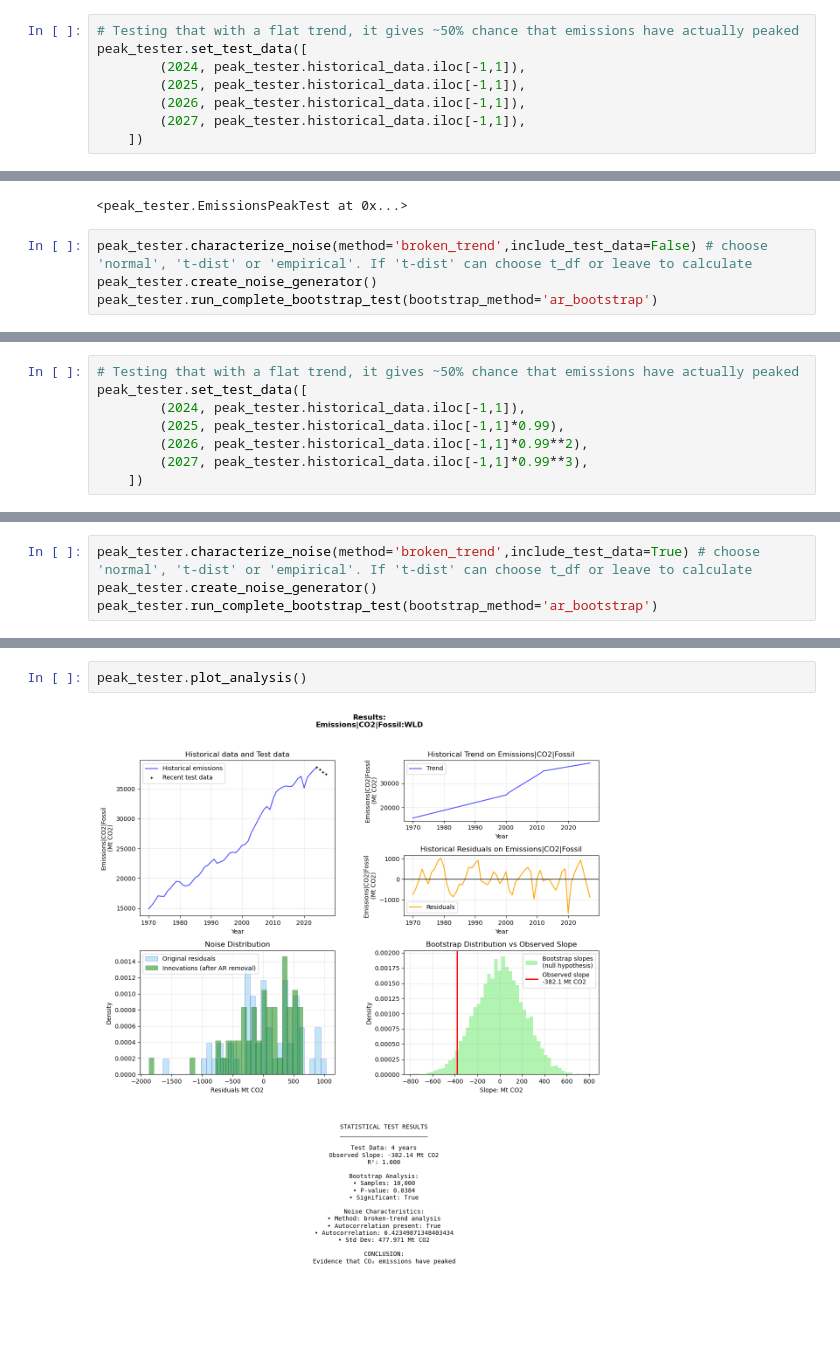
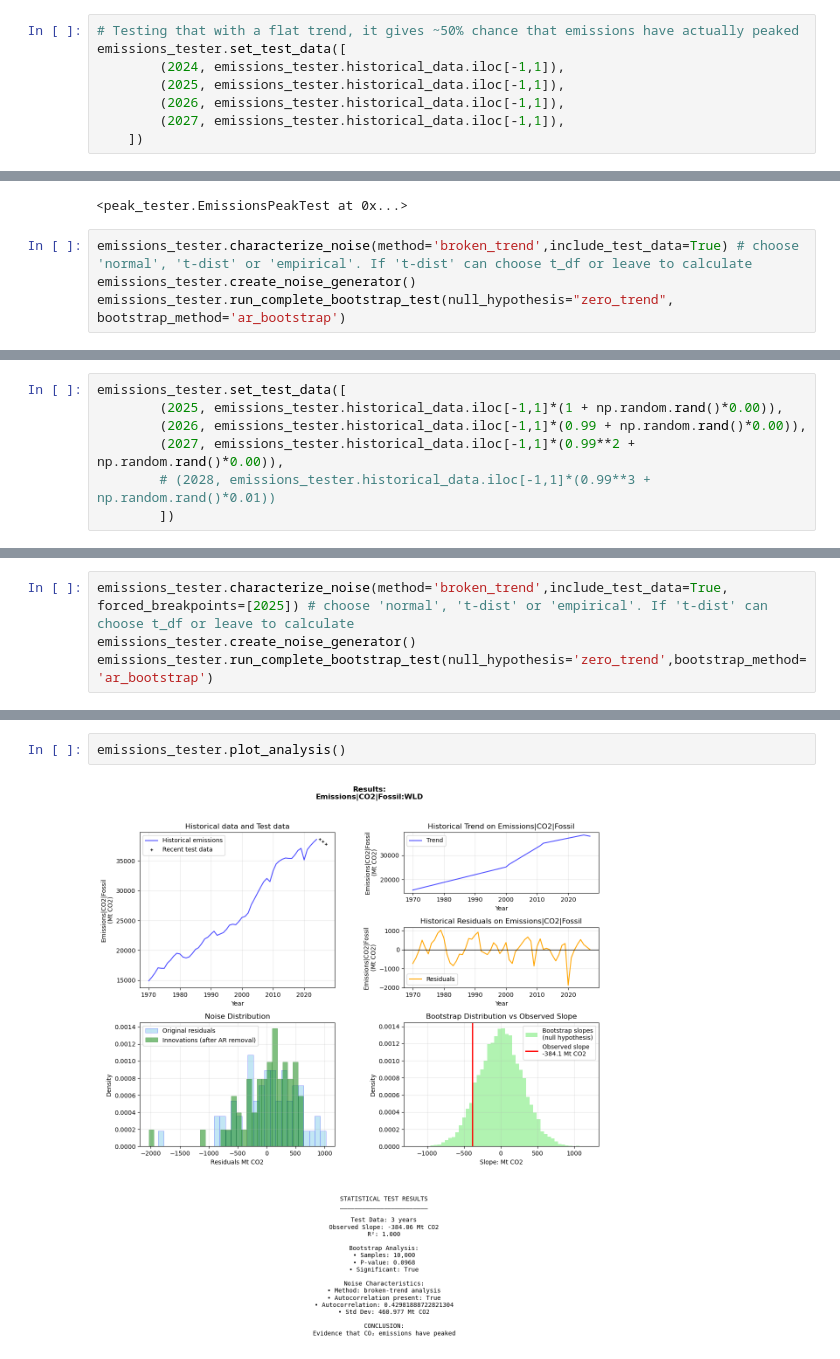
Before and after one commit to nezzag/peaking_test, a Jupyter notebook: notebooks/test_peaker.ipynb, the cells around one changed output, grey strips where cells are left out. Drawn from its saved outputs; the diff is of its cells as text; blank space fills up the shorter version.

```diff
--- a/notebooks/test_peaker.ipynb
+++ b/notebooks/test_peaker.ipynb
@@ -51,18 +51,18 @@ Data points: 55
 - Visualise results
 # %%
 # Testing that with a flat trend, it gives ~50% chance that emissions have actually peaked
-peak_tester.set_test_data([
-        (2024, peak_tester.historical_data.iloc[-1,1]),
-        (2025, peak_tester.historical_data.iloc[-1,1]),
-        (2026, peak_tester.historical_data.iloc[-1,1]),
-        (2027, peak_tester.historical_data.iloc[-1,1]),
+emissions_tester.set_test_data([
+        (2024, emissions_tester.historical_data.iloc[-1,1]),
+        (2025, emissions_tester.historical_data.iloc[-1,1]),
+        (2026, emissions_tester.historical_data.iloc[-1,1]),
+        (2027, emissions_tester.historical_data.iloc[-1,1]),
     ])
 # %% [output]
 Test data set: 2024-2027
 Test slope: 0.00 Mt CO2 (R² = 1.000)
 <peak_tester.EmissionsPeakTest at 0x...>
 # %%
-peak_tester.characterize_noise(method='broken_trend',include_test_data=False) # choose 'normal', 't-dist' or 'empirical'. If 't-dist' can choose t_df or leave to calculate
-peak_tester.create_noise_generator()
-peak_tester.run_complete_bootstrap_test(bootstrap_method='ar_bootstrap')
+emissions_tester.characterize_noise(method='broken_trend',include_test_data=True) # choose 'normal', 't-dist' or 'empirical'. If 't-dist' can choose t_df or leave to calculate
+emissions_tester.create_noise_generator()
+emissions_tester.run_complete_bootstrap_test(null_hypothesis="zero_trend", bootstrap_method='ar_bootstrap')
 # %% [output]
@@ -92,9 +92,8 @@ peak_tester.plot_analysis()
 # %%
-# Testing that with a flat trend, it gives ~50% chance that emissions have actually peaked
-peak_tester.set_test_data([
-        (2024, peak_tester.historical_data.iloc[-1,1]),
-        (2025, peak_tester.historical_data.iloc[-1,1]*0.99),
-        (2026, peak_tester.historical_data.iloc[-1,1]*0.99**2),
-        (2027, peak_tester.historical_data.iloc[-1,1]*0.99**3),
-    ])
+emissions_tester.set_test_data([
+        (2025, emissions_tester.historical_data.iloc[-1,1]*(1 + np.random.rand()*0.00)),
+        (2026, emissions_tester.historical_data.iloc[-1,1]*(0.99 + np.random.rand()*0.00)),
+        (2027, emissions_tester.historical_data.iloc[-1,1]*(0.99**2 + np.random.rand()*0.00)),
+        # (2028, emissions_tester.historical_data.iloc[-1,1]*(0.99**3 + np.random.rand()*0.01))
+        ])
 # %% [output]
@@ -103,8 +102,8 @@ Test slope: -382.14 Mt CO2 (R² = 1.000)
 <peak_tester.EmissionsPeakTest at 0x...>
 # %%
-peak_tester.characterize_noise(method='broken_trend',include_test_data=True) # choose 'normal', 't-dist' or 'empirical'. If 't-dist' can choose t_df or leave to calculate
-peak_tester.create_noise_generator()
-peak_tester.run_complete_bootstrap_test(bootstrap_method='ar_bootstrap')
+emissions_tester.characterize_noise(method='broken_trend',include_test_data=True, forced_breakpoints=[2025]) # choose 'normal', 't-dist' or 'empirical'. If 't-dist' can choose t_df or leave to calculate
+emissions_tester.create_noise_generator()
+emissions_tester.run_complete_bootstrap_test(null_hypothesis='zero_trend',bootstrap_method='ar_bootstrap')
 # %% [output]
 Max breakpoints: 12
 using normal distribution to calculate noise
@@ -128,5 +127,5 @@ Results:
 # %%
-peak_tester.plot_analysis()
+emissions_tester.plot_analysis()
 # %% [output]
-[figure, old version]
+[figure, new version]
 # %% [markdown]
```
Also changed, not shown: parts of 35 cells of this notebook.
